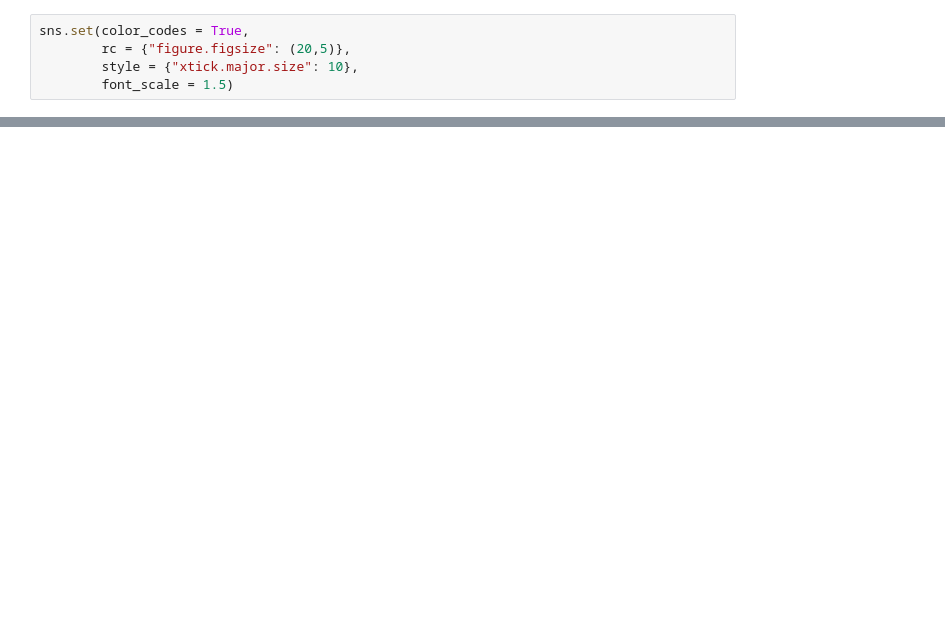
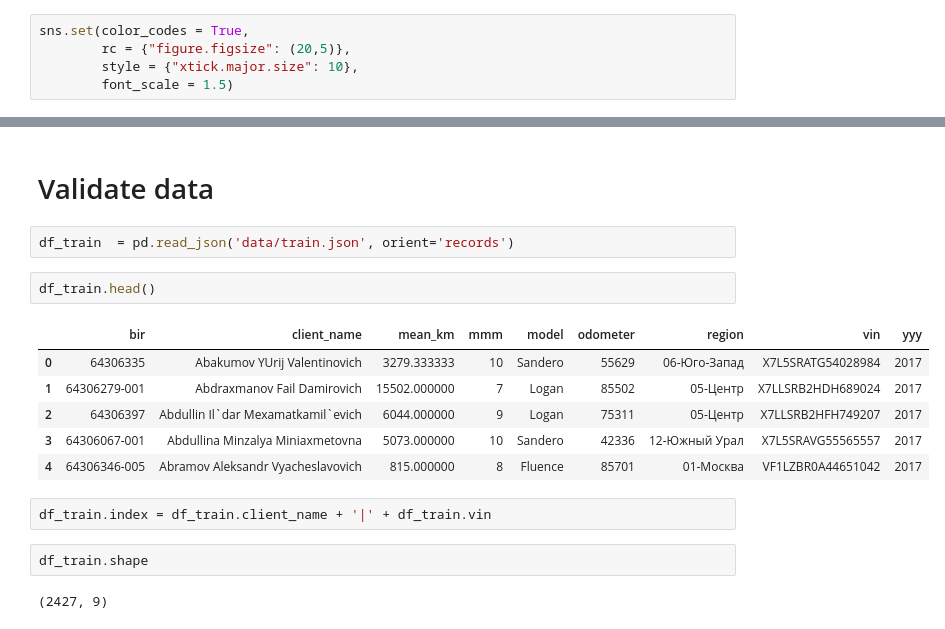
Before and after one commit to aastafiev/other, a Jupyter notebook: odometer/odometer_prep.ipynb, the cells around one changed output, grey strips where cells are left out. Drawn from its saved outputs; the diff is of its cells as text; blank space fills up the shorter version.

```diff
--- a/odometer/odometer_prep.ipynb
+++ b/odometer/odometer_prep.ipynb
@@ -91,0 +92,19 @@ plt.show()
+# %% [markdown]
+# Validate data
+# %%
+df_train  = pd.read_json('data/train.json', orient='records')
+# %%
+df_train.head()
+# %% [output]
+|  | bir | client_name | mean_km | mmm | model | odometer | region | vin | yyy |
+| 0 | 64306335 | Abakumov YUrij Valentinovich | 3279.333333 | 10 | Sandero | 55629 | 06-Юго-Запад | X7L5SRATG54028984 | 2017 |
+| 1 | 64306279-001 | Abdraxmanov Fail Damirovich | 15502.000000 | 7 | Logan | 85502 | 05-Центр | X7LLSRB2HDH689024 | 2017 |
+| 2 | 64306397 | Abdullin Il`dar Mexamatkamil`evich | 6044.000000 | 9 | Logan | 75311 | 05-Центр | X7LLSRB2HFH749207 | 2017 |
+| 3 | 64306067-001 | Abdullina Minzalya Miniaxmetovna | 5073.000000 | 10 | Sandero | 42336 | 12-Южный Урал | X7L5SRAVG55565557 | 2017 |
+| 4 | 64306346-005 | Abramov Aleksandr Vyacheslavovich | 815.000000 | 8 | Fluence | 85701 | 01-Москва | VF1LZBR0A44651042 | 2017 |
+# %%
+df_train.index = df_train.client_name + '|' + df_train.vin
+# %%
+df_train.shape
+# %% [output]
+(2427, 9)
```
Also changed, not shown: parts of 25 cells of this notebook, 2 other files.
